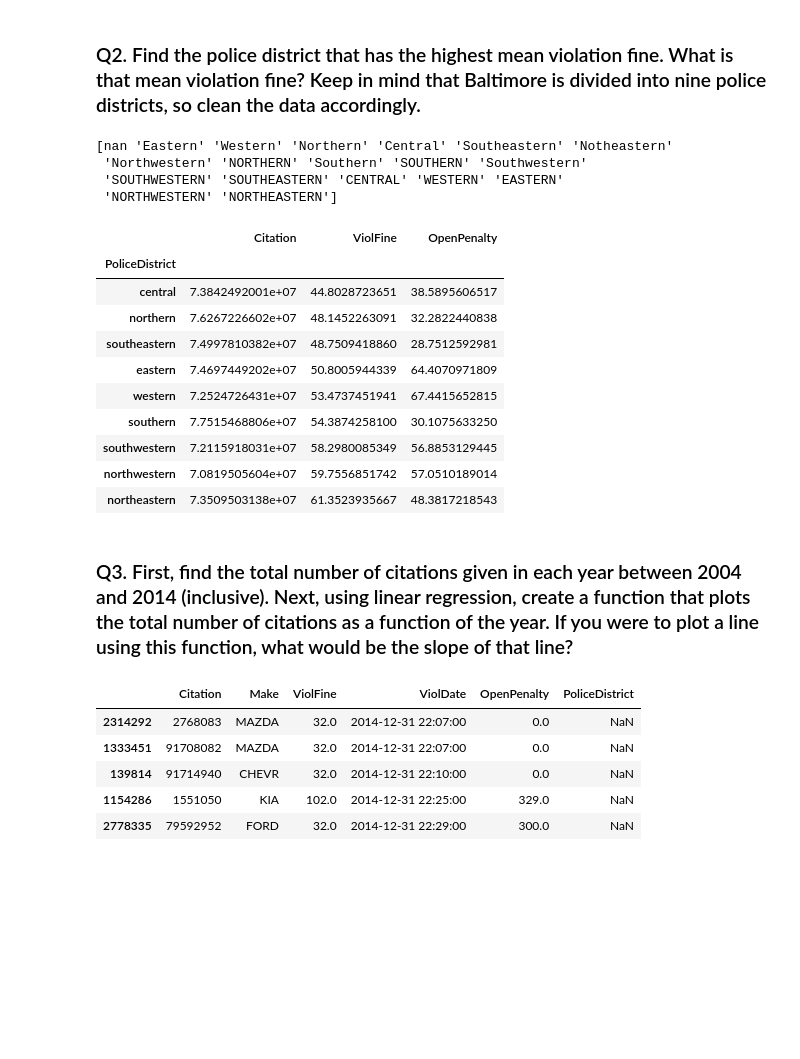
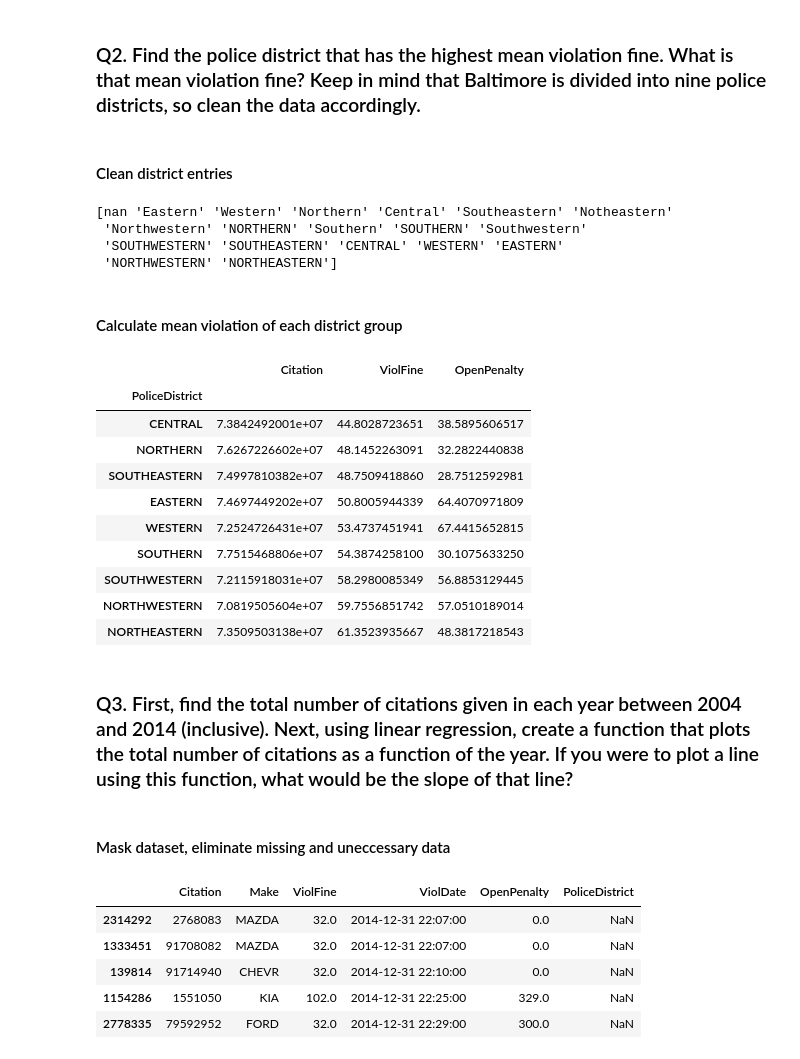
Before and after one commit to alssica/data_incubator_application, a Jupyter notebook: section1/Section_1.ipynb, the cells around one changed output. Saved outputs shown, nothing was run; the diff lists cells and outputs as text; code cells hidden in the pictures; blank space fills up the shorter version.

```diff
--- a/section1/Section_1.ipynb
+++ b/section1/Section_1.ipynb
@@ -47,5 +66,7 @@ print(round(mean_vio_fine,10))
 # %% [markdown]
 ### Q2. Find the police district that has the highest mean violation fine. What is that mean violation fine? Keep in mind that Baltimore is divided into nine police districts, so clean the data accordingly.
+# %% [markdown]
+#### Clean district entries
 # %%
 # find unique values in district column:
 districts = df.PoliceDistrict.unique()
@@ -58,24 +79,28 @@ print(districts)
 # %%
 # replace 'Notheastern' with 'Northeastern'
 df.PoliceDistrict = df.PoliceDistrict.replace('Notheastern', 'NORTHEASTERN')
+# %% [markdown]
+#### Calculate mean violation of each district group
 # %%
 # group df by lowercased district name and find mean violation find
 pd.set_option('display.precision',10)
-dist_gp = df.groupby(df['PoliceDistrict'].str.lower())
+dist_gp = df.groupby(df['PoliceDistrict'].str.upper()) # missing data is automatically dropped in 'groupby' method
 dist_gp.mean().sort_values(by=['ViolFine'])
 # %% [output]
 |  | Citation | ViolFine | OpenPenalty |
 | PoliceDistrict |  |  |  |
-| central | 7.3842492001e+07 | 44.8028723651 | 38.5895606517 |
-| northern | 7.6267226602e+07 | 48.1452263091 | 32.2822440838 |
-| southeastern | 7.4997810382e+07 | 48.7509418860 | 28.7512592981 |
-| eastern | 7.4697449202e+07 | 50.8005944339 | 64.4070971809 |
-| western | 7.2524726431e+07 | 53.4737451941 | 67.4415652815 |
-| southern | 7.7515468806e+07 | 54.3874258100 | 30.1075633250 |
-| southwestern | 7.2115918031e+07 | 58.2980085349 | 56.8853129445 |
-| northwestern | 7.0819505604e+07 | 59.7556851742 | 57.0510189014 |
-| northeastern | 7.3509503138e+07 | 61.3523935667 | 48.3817218543 |
+| CENTRAL | 7.3842492001e+07 | 44.8028723651 | 38.5895606517 |
+| NORTHERN | 7.6267226602e+07 | 48.1452263091 | 32.2822440838 |
+| SOUTHEASTERN | 7.4997810382e+07 | 48.7509418860 | 28.7512592981 |
+| EASTERN | 7.4697449202e+07 | 50.8005944339 | 64.4070971809 |
+| WESTERN | 7.2524726431e+07 | 53.4737451941 | 67.4415652815 |
+| SOUTHERN | 7.7515468806e+07 | 54.3874258100 | 30.1075633250 |
+| SOUTHWESTERN | 7.2115918031e+07 | 58.2980085349 | 56.8853129445 |
+| NORTHWESTERN | 7.0819505604e+07 | 59.7556851742 | 57.0510189014 |
+| NORTHEASTERN | 7.3509503138e+07 | 61.3523935667 | 48.3817218543 |
 # %% [markdown]
 ### Q3. First, find the total number of citations given in each year between 2004 and 2014 (inclusive). Next, using linear regression, create a function that plots the total number of citations as a function of the year. If you were to plot a line using this function, what would be the slope of that line?
+# %% [markdown]
+#### Mask dataset, eliminate missing and uneccessary data
 # %%
 # mask df by year to be between 2004 and 2014
```
Also changed, not shown: parts of 41 cells of this notebook, 4 other files.
